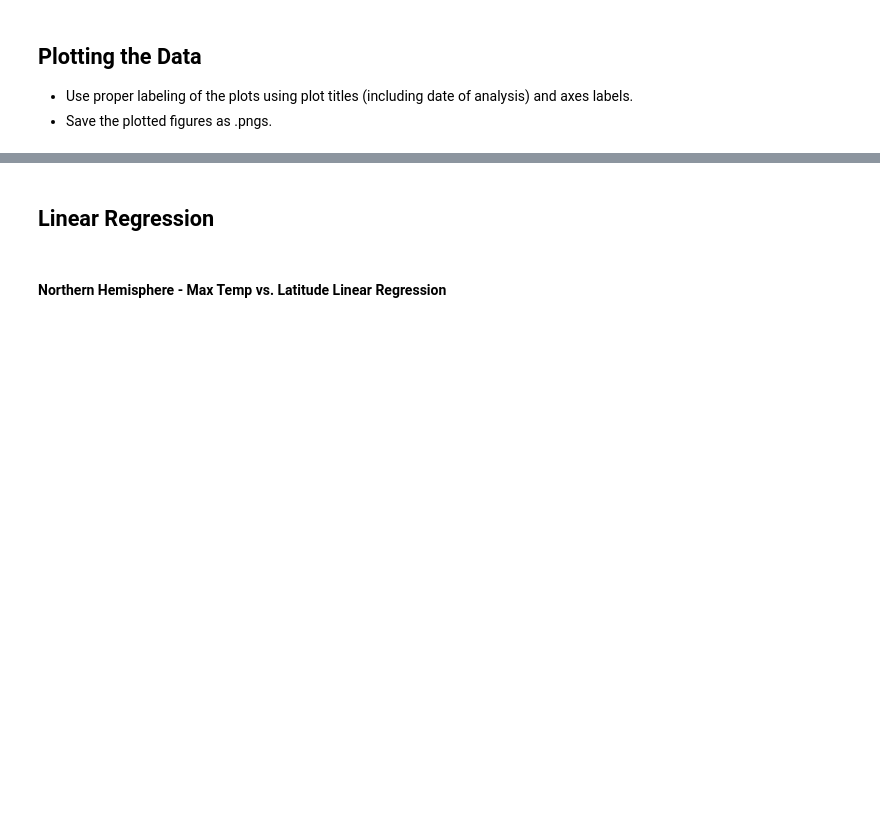
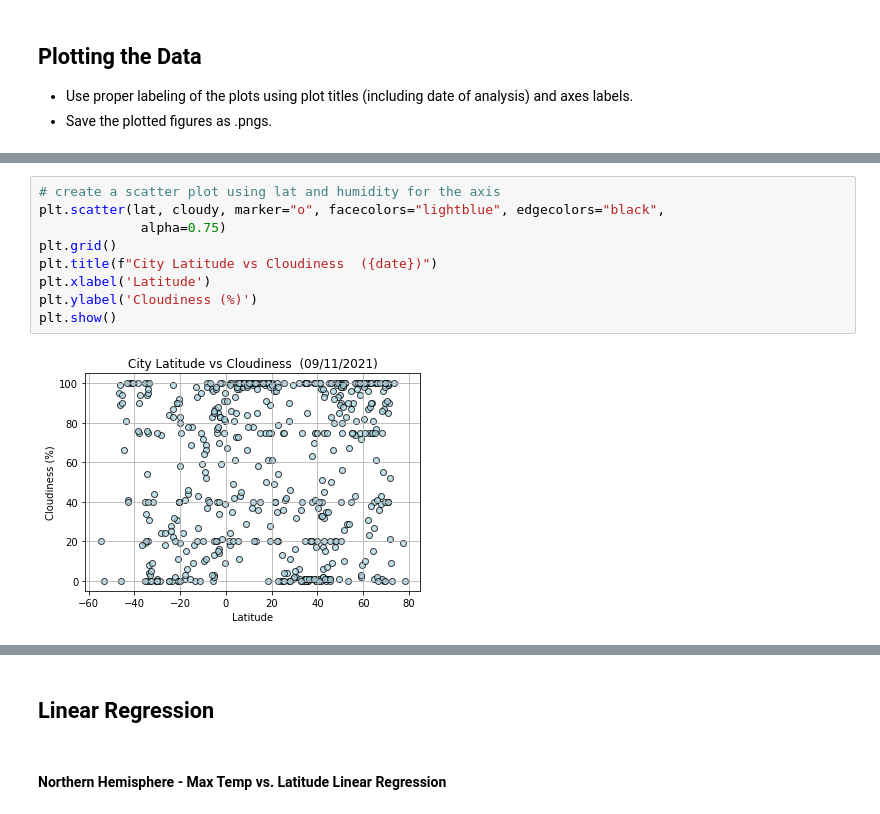
Before and after one commit to benjyms/python-api-challenge, a Jupyter notebook: WeatherPy/WeatherPy.ipynb, the cells around one changed output, grey strips where cells are left out. Drawn from its saved outputs; the diff is of its cells as text; blank space fills up the shorter version.

```diff
--- a/WeatherPy/WeatherPy.ipynb
+++ b/WeatherPy/WeatherPy.ipynb
@@ -331,0 +338,11 @@ Text(0, 0.5, 'Tempature')
+# %%
+# create a scatter plot using lat and humidity for the axis
+plt.scatter(lat, cloudy, marker="o", facecolors="lightblue", edgecolors="black",
+             alpha=0.75)
+plt.grid()
+plt.title(f"City Latitude vs Cloudiness  ({date})")
+plt.xlabel('Latitude')
+plt.ylabel('Cloudiness (%)')
+plt.show()
+# %% [output]
+[figure, added]
```
Also changed, not shown: parts of 17 cells of this notebook.
